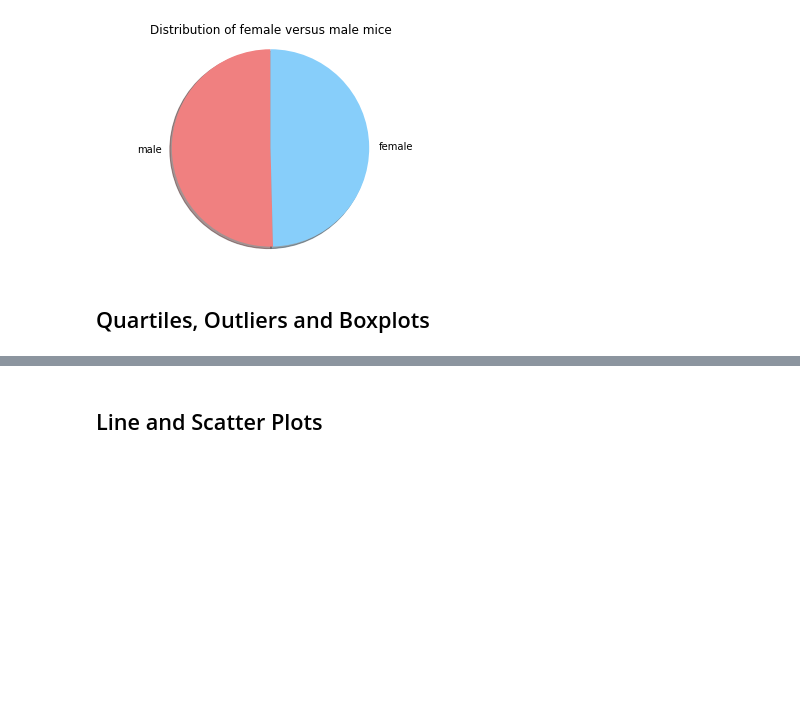
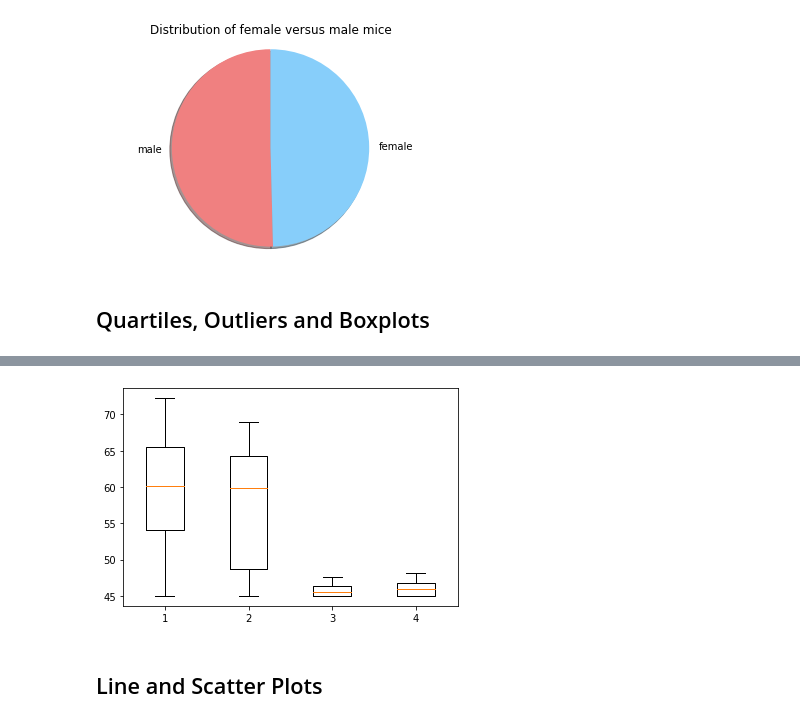
Before and after one commit to andersonmalloryk/Matplotlib-challenge, a Jupyter notebook: pymaceuticals_starter.ipynb, the cells around one changed output, grey strips where cells are left out. Saved outputs shown, nothing was run; the diff lists cells and outputs as text; code cells hidden in the pictures; blank space fills up the shorter version.

```diff
--- a/pymaceuticals_starter.ipynb
+++ b/pymaceuticals_starter.ipynb
@@ -244,17 +294,9 @@ ordered_results
 # %%
 # Put treatments into a list for for loop (and later for plot labels)
-
+drugs = ["Infubinol", "Ceftamin", "Ramicane", "Capomulin"]
 
 # Create empty list to fill with tumor vol data (for plotting)
+tumor_volumes = []
 
-
-# Calculate the IQR and quantitatively determine if there are any potential outliers.
-
-
-    # Locate the rows which contain mice on each drug and get the tumor volumes
-
-
-    # add subset
-
-
-    # Determine outliers using upper and lower bounds
+for drug in drugs:
+    tumor_volumes.append(ordered_results[ordered_results["Drug"] == drug]["Tumor_volume"])
@@ -282,5 +303,19 @@ print(f"The maximum median income of the potential outliers is {outlier_occupanc
+# %%
+    # add subset
+Infubinol = tumor_volumes[0]
+Ceftamin = tumor_volumes[1]
+Ramicane = tumor_volumes[2]
+Capomulin = tumor_volumes[3]
 # %%
 # Generate a box plot of the final tumor volume of each mouse across four regimens of interest
+volume_by_drug = [Infubinol, Ceftamin, Ramicane, Capomulin]
+fig1, ax1 = plt.subplots()
+# ax1.set_title("Tumor volumes on XXX drug regimen")
+# axl.set_ylabel("Tumor volume (mm3)")
+ax1.boxplot(volume_by_drug)
+plt.show()
+# %% [output]
+[figure, added]
 # %% [markdown]
 ## Line and Scatter Plots
 # %%
```
Also changed, not shown: parts of 6 cells of this notebook.
